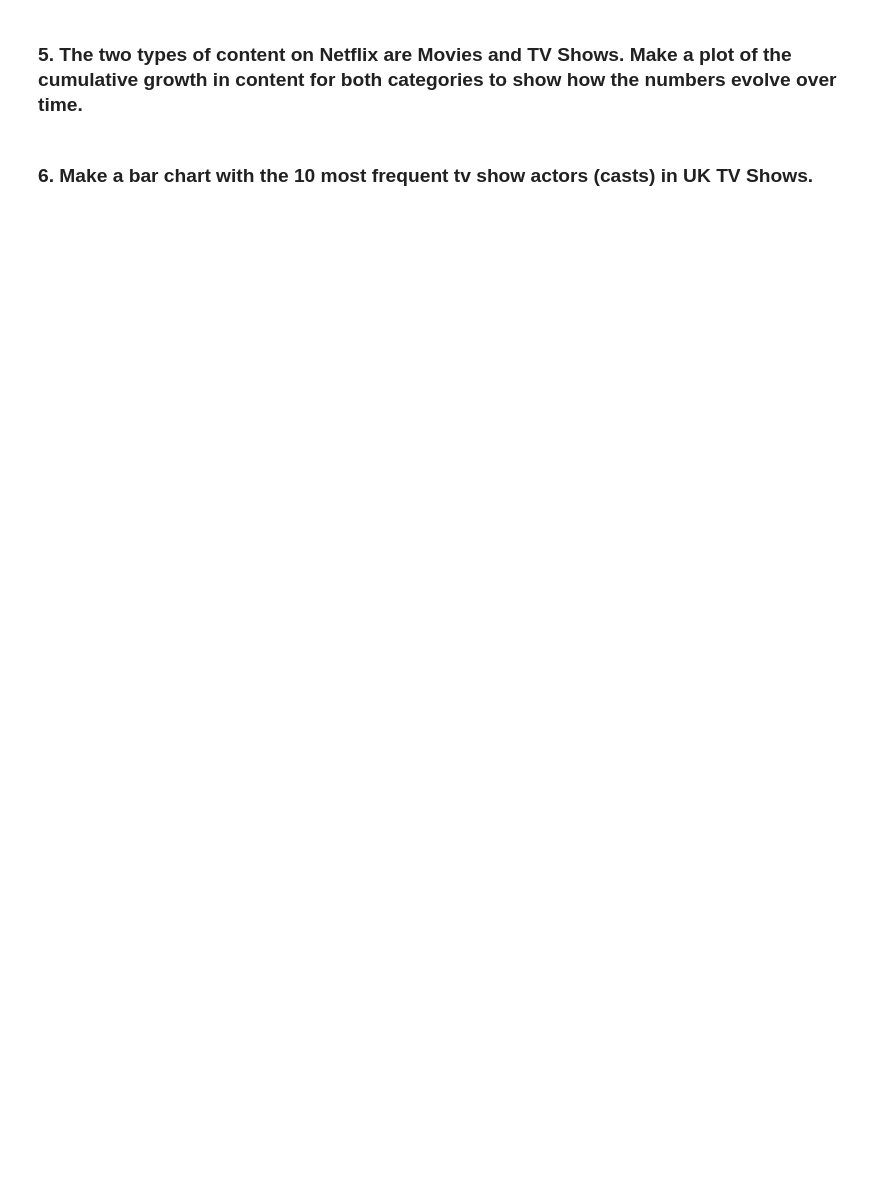
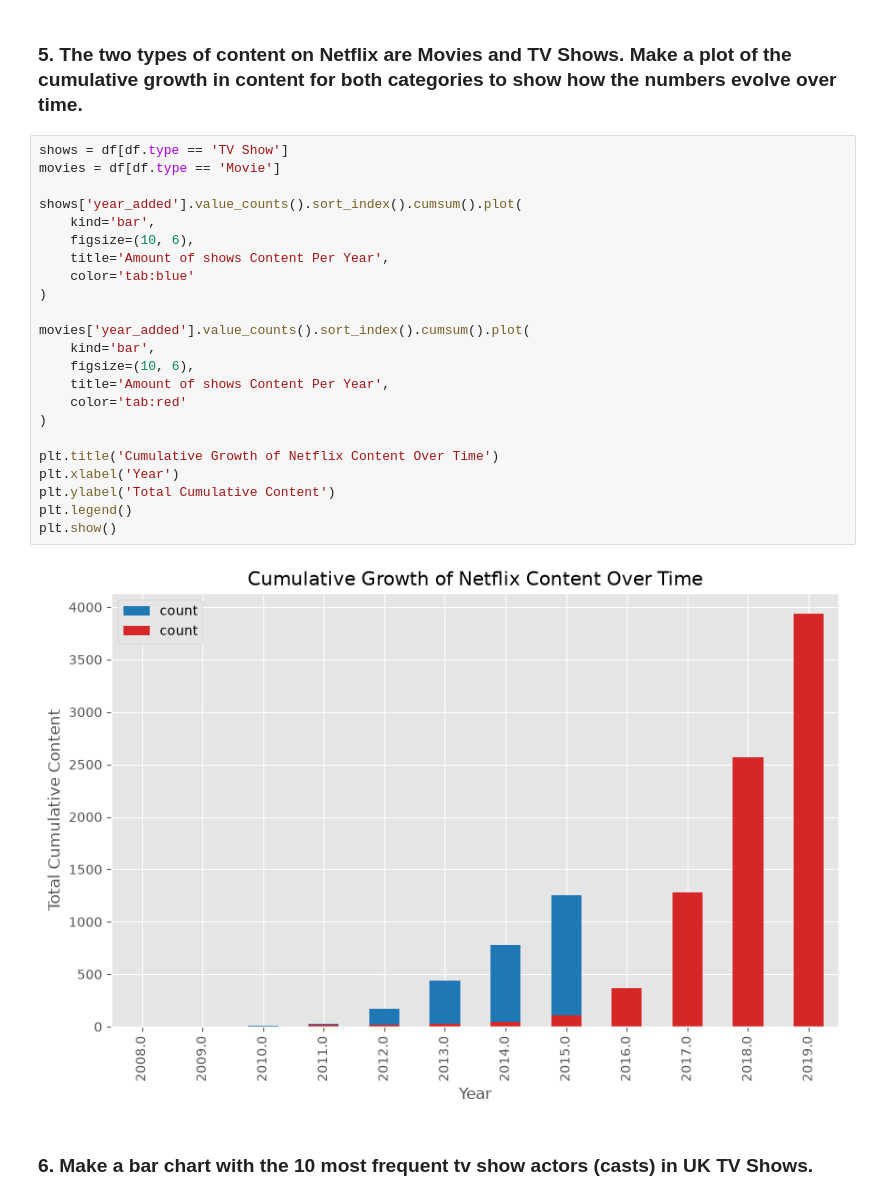
Before and after one commit to ianmhenriquez/EPA112A_group36, a Jupyter notebook: Bonus_assignment_week5.ipynb, the cells around one changed output. Saved outputs shown, nothing was run; the diff lists cells and outputs as text; blank space fills up the shorter version.

```diff
--- a/Bonus_assignment_week5.ipynb
+++ b/Bonus_assignment_week5.ipynb
@@ -17,4 +62,29 @@ plt.style.use('ggplot')
 # %% [markdown]
 ### 5. The two types of content on Netflix are Movies and TV Shows. Make a plot of the cumulative growth in content for both categories to show how the numbers evolve over time.
+# %%
+shows = df[df.type == 'TV Show']
+movies = df[df.type == 'Movie']
+
+shows['year_added'].value_counts().sort_index().cumsum().plot(
+    kind='bar',
+    figsize=(10, 6),
+    title='Amount of shows Content Per Year',
+    color='tab:blue'
+)
+
+movies['year_added'].value_counts().sort_index().cumsum().plot(
+    kind='bar',
+    figsize=(10, 6),
+    title='Amount of shows Content Per Year',
+    color='tab:red'
+)
+
+plt.title('Cumulative Growth of Netflix Content Over Time')
+plt.xlabel('Year')
+plt.ylabel('Total Cumulative Content')
+plt.legend()
+plt.show()
+# %% [output]
+[figure, added]
 # %% [markdown]
 ### 6. Make a bar chart with the 10 most frequent tv show actors (casts) in UK TV Shows.
```
Also changed, not shown: parts of 8 cells of this notebook, 1 other file.
